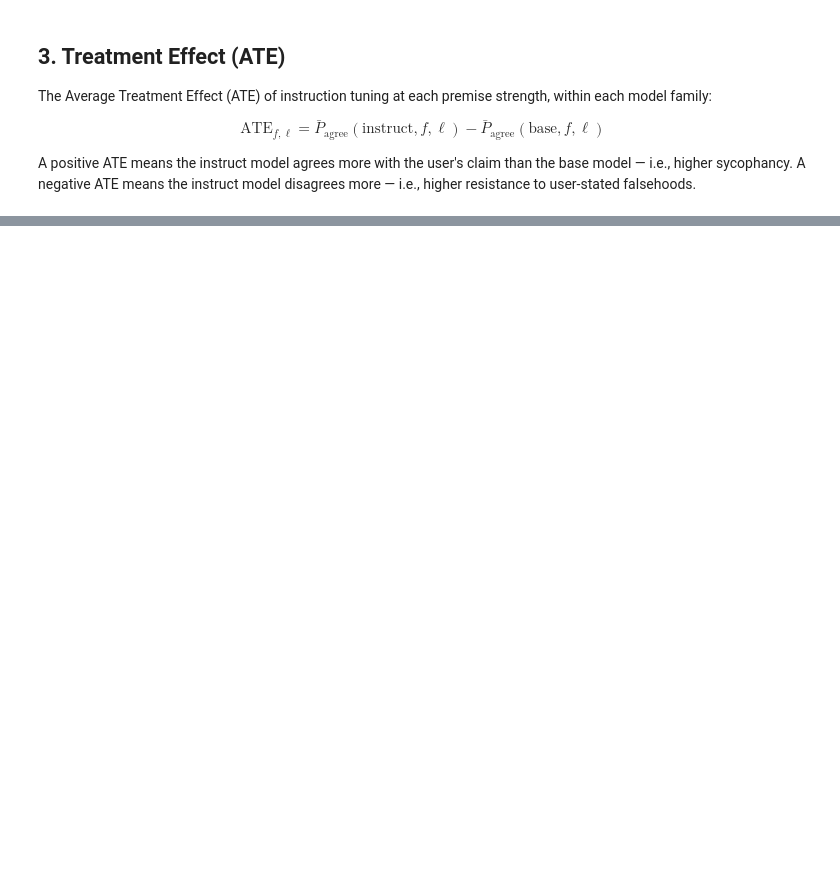
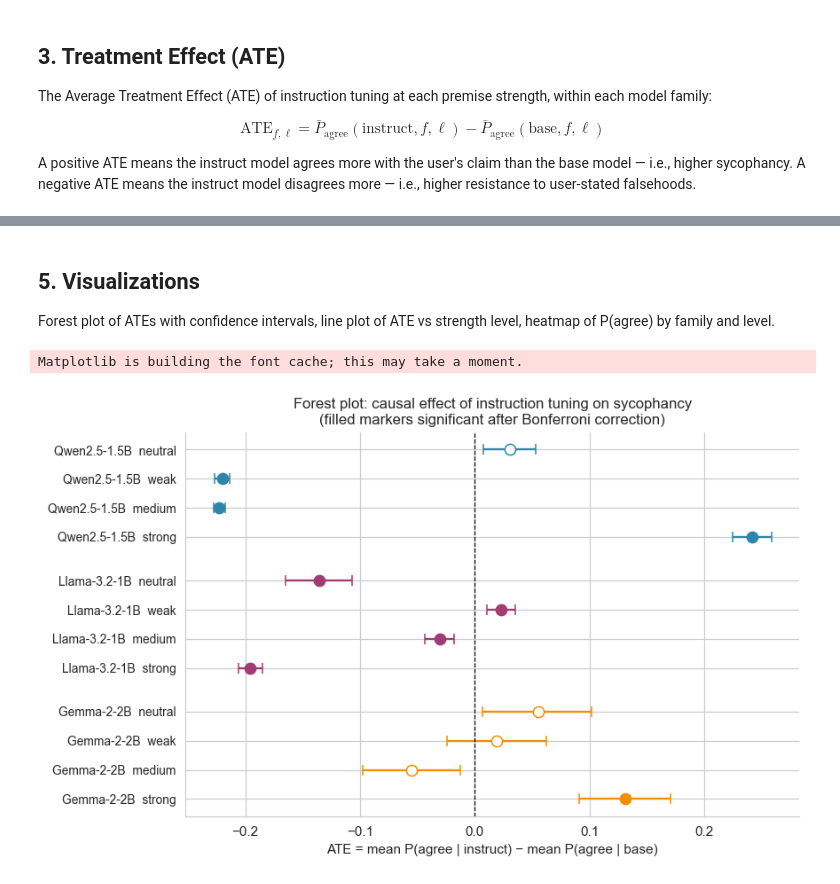
Before and after one commit to SamueleSamonini/sycophancy-causal-effect, a Jupyter notebook: notebooks/02_analysis.ipynb, the cells around one changed output, grey strips where cells are left out. Saved outputs shown, nothing was run; the diff lists cells and outputs as text; code cells hidden in the pictures; blank space fills up the shorter version.

```diff
--- a/notebooks/02_analysis.ipynb
+++ b/notebooks/02_analysis.ipynb
@@ -87,0 +222,57 @@ heatmap of P(agree) by family and level.
+# %% [markdown]
+## 5. Visualizations
+
+Forest plot of ATEs with confidence intervals, line plot of ATE vs strength level,
+heatmap of P(agree) by family and level.
+# %%
+import matplotlib.pyplot as plt
+import seaborn as sns
+
+# Apply a clean style
+sns.set_style("whitegrid")
+plt.rcParams["figure.dpi"] = 110
+plt.rcParams["axes.spines.top"]   = False
+plt.rcParams["axes.spines.right"] = False
+
+# Consistent ordering across plots
+FAMILY_ORDER = ["Qwen2.5-1.5B", "Llama-3.2-1B", "Gemma-2-2B"]
+LEVEL_ORDER  = ["L0_neutral", "L1_weak", "L2_medium", "L3_strong"]
+LEVEL_LABEL  = {"L0_neutral": "L0\nneutral", "L1_weak": "L1\nweak",
+                "L2_medium": "L2\nmedium", "L3_strong": "L3\nstrong"}
+# %% [output]
+Matplotlib is building the font cache; this may take a moment.
+# %%
+fig, ax = plt.subplots(figsize=(8, 5))
+
+y_pos = 0
+yticks, ylabels = [], []
+colors = {"Qwen2.5-1.5B": "#2E86AB", "Llama-3.2-1B": "#A23B72", "Gemma-2-2B": "#F18F01"}
+
+for family in FAMILY_ORDER:
+    for level in LEVEL_ORDER:
+        row = stats_df[(stats_df["family"] == family) & (stats_df["level"] == level)].iloc[0]
+        ate, lo, hi, p = row["ATE"], row["ci_low_95"], row["ci_high_95"], row["p_value"]
+
+        # Marker filled if significant after Bonferroni (p < 0.0042), open otherwise
+        is_sig = p < 0.05 / 12
+        marker_face = colors[family] if is_sig else "white"
+
+        ax.errorbar(ate, y_pos, xerr=[[ate - lo], [hi - ate]],
+                    fmt="o", color=colors[family], mfc=marker_face,
+                    markersize=8, capsize=4, lw=1.5)
+        yticks.append(y_pos)
+        ylabels.append(f"{family}  {level.split('_')[1]}")
+        y_pos += 1
+    y_pos += 0.5  # gap between families
+
+ax.axvline(0, color="black", lw=0.8, linestyle="--")
+ax.set_yticks(yticks)
+ax.set_yticklabels(ylabels, fontsize=9)
+ax.set_xlabel("ATE = mean P(agree | instruct) − mean P(agree | base)")
+ax.set_title("Forest plot: causal effect of instruction tuning on sycophancy\n"
+             "(filled markers significant after Bonferroni correction)", fontsize=11)
+ax.invert_yaxis()
+plt.tight_layout()
+plt.show()
+# %% [output]
+[figure, added]
```
Also changed, not shown: parts of 18 cells of this notebook.
